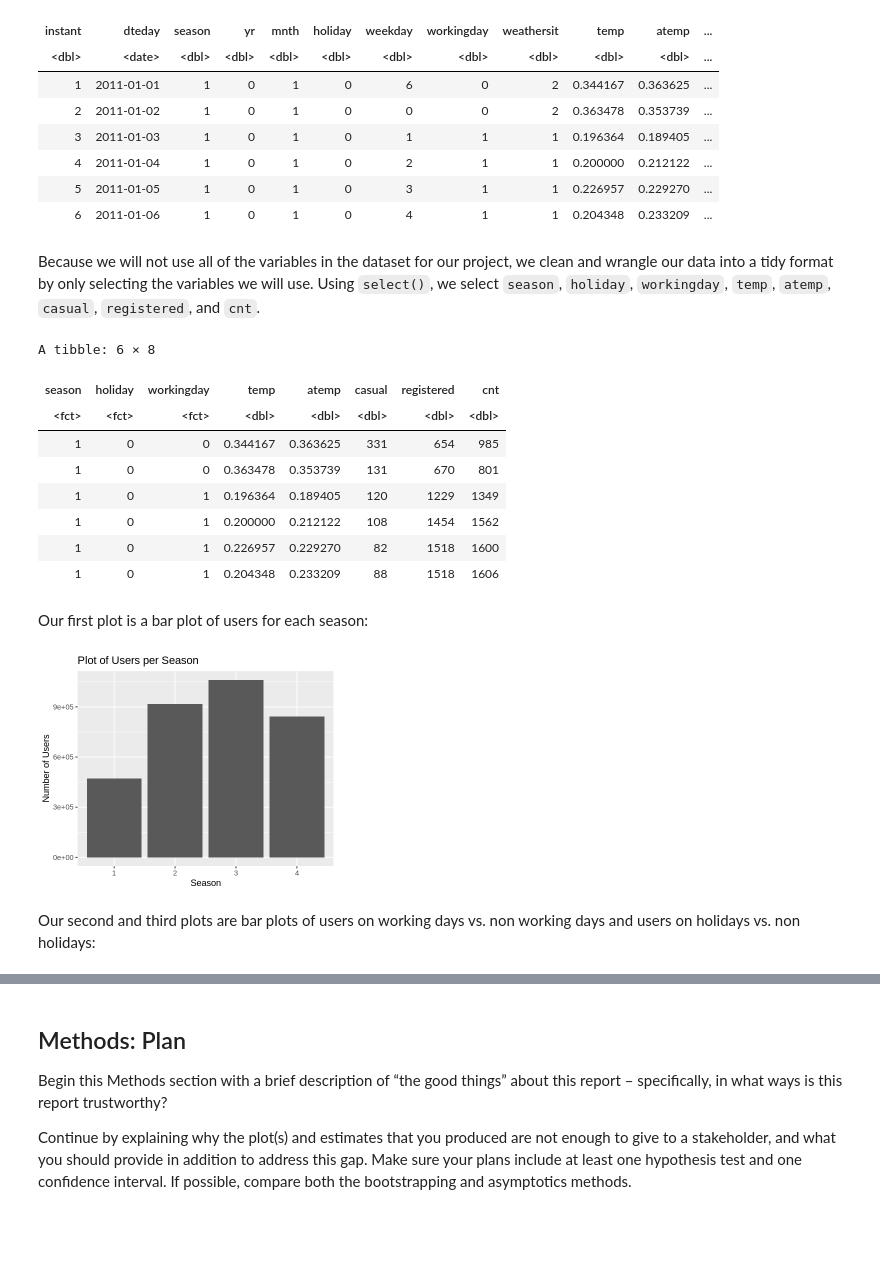
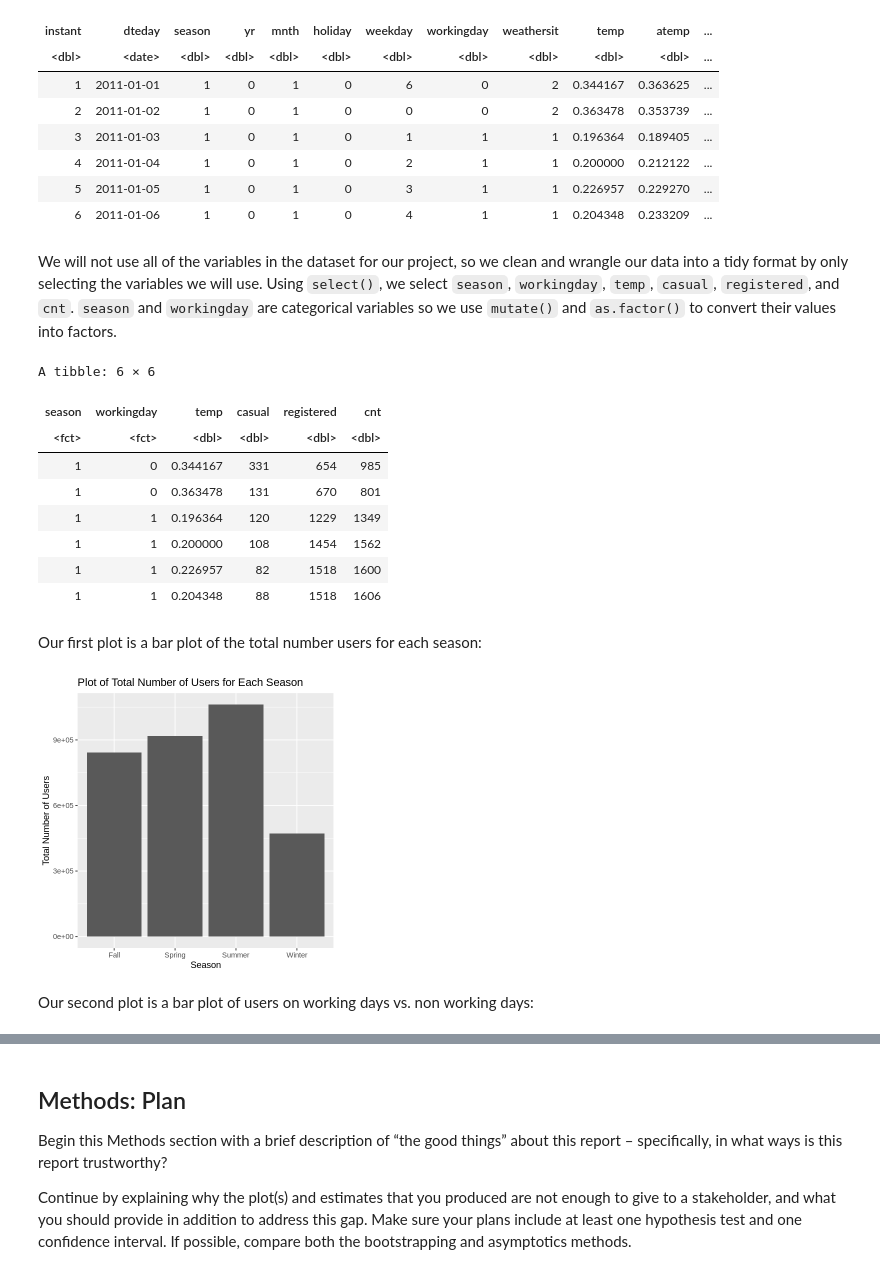
Before and after one commit to megannma/stat-201-2023s2-group-10, a Jupyter notebook: project_proposal.ipynb, the cells around one changed output, grey strips where cells are left out. Drawn from its saved outputs; the diff is of its cells as text; code cells hidden in the pictures; blank space fills up the shorter version.

```diff
--- a/project_proposal.ipynb
+++ b/project_proposal.ipynb
@@ -48,36 +39,39 @@ A tibble: 6 × 16
 | 5 | 2011-01-05 | 1 | 0 | 1 | 0 | 3 | 1 | 1 | 0.226957 | 0.229270 | ... |
 | 6 | 2011-01-06 | 1 | 0 | 1 | 0 | 4 | 1 | 1 | 0.204348 | 0.233209 | ... |
 # %% [markdown]
-Because we will not use all of the variables in the dataset for our project, we clean and wrangle our data into a tidy format by only selecting the variables we will use. Using `select()`, we select `season`, `holiday`, `workingday`, `temp`, `atemp`, `casual`, `registered`, and `cnt`.
+We will not use all of the variables in the dataset for our project, so we clean and wrangle our data into a tidy format by only selecting the variables we will use. Using `select()`, we select `season`, `workingday`, `temp`, `casual`, `registered`, and `cnt`. `season` and `workingday` are categorical variables so we use `mutate()` and `as.factor()` to convert their values into factors.
 # %%
 selected_bike_day_data <-
     bike_day_data %>%
-    select(season, holiday, workingday, temp, atemp, casual, registered, cnt) %>%
-    mutate(season = as.factor(season), holiday = as.factor(holiday), workingday = as.factor(workingday))
+    select(season, workingday, temp, casual, registered, cnt) %>%
+    mutate(season = as.factor(season), workingday = as.factor(workingday))
 head(selected_bike_day_data)
 # %% [output]
-A tibble: 6 × 8
+A tibble: 6 × 6
-| season | holiday | workingday | temp | atemp | casual | registered | cnt |
-| <fct> | <fct> | <fct> | <dbl> | <dbl> | <dbl> | <dbl> | <dbl> |
-| 1 | 0 | 0 | 0.344167 | 0.363625 | 331 | 654 | 985 |
-| 1 | 0 | 0 | 0.363478 | 0.353739 | 131 | 670 | 801 |
-| 1 | 0 | 1 | 0.196364 | 0.189405 | 120 | 1229 | 1349 |
-| 1 | 0 | 1 | 0.200000 | 0.212122 | 108 | 1454 | 1562 |
-| 1 | 0 | 1 | 0.226957 | 0.229270 | 82 | 1518 | 1600 |
-| 1 | 0 | 1 | 0.204348 | 0.233209 | 88 | 1518 | 1606 |
+| season | workingday | temp | casual | registered | cnt |
+| <fct> | <fct> | <dbl> | <dbl> | <dbl> | <dbl> |
+| 1 | 0 | 0.344167 | 331 | 654 | 985 |
+| 1 | 0 | 0.363478 | 131 | 670 | 801 |
+| 1 | 1 | 0.196364 | 120 | 1229 | 1349 |
+| 1 | 1 | 0.200000 | 108 | 1454 | 1562 |
+| 1 | 1 | 0.226957 | 82 | 1518 | 1600 |
+| 1 | 1 | 0.204348 | 88 | 1518 | 1606 |
 # %% [markdown]
-Our first plot is a bar plot of users for each season:
+Our first plot is a bar plot of the total number users for each season:
 # %%
 options(repr.plot.width = 5, repr.plot.height = 5)
 season_plot <-
     selected_bike_day_data %>%
-    ggplot(aes(x = season, y = cnt)) +
+    group_by(season) %>%
+    summarize(sum_cnt = sum(cnt)) %>%
+    mutate(season = c("Winter", "Spring", "Summer", "Fall")) %>%
+    ggplot(aes(x = season, y = sum_cnt)) +
         geom_bar(stat = "identity") +
-        labs(x = "Season", y = "Number of Users") +
-        ggtitle("Plot of Users per Season")
+        labs(x = "Season", y = "Total Number of Users") +
+        ggtitle("Plot of Total Number of Users for Each Season")
 season_plot
 # %% [output]
-[figure, old version]
+[figure, new version]
 # %% [markdown]
-Our second and third plots are bar plots of users on working days vs. non working days and users on holidays vs. non holidays:
+Our second plot is a bar plot of users on working days vs. non working days:
 # %%
```
Also changed, not shown: parts of 6 cells of this notebook.
